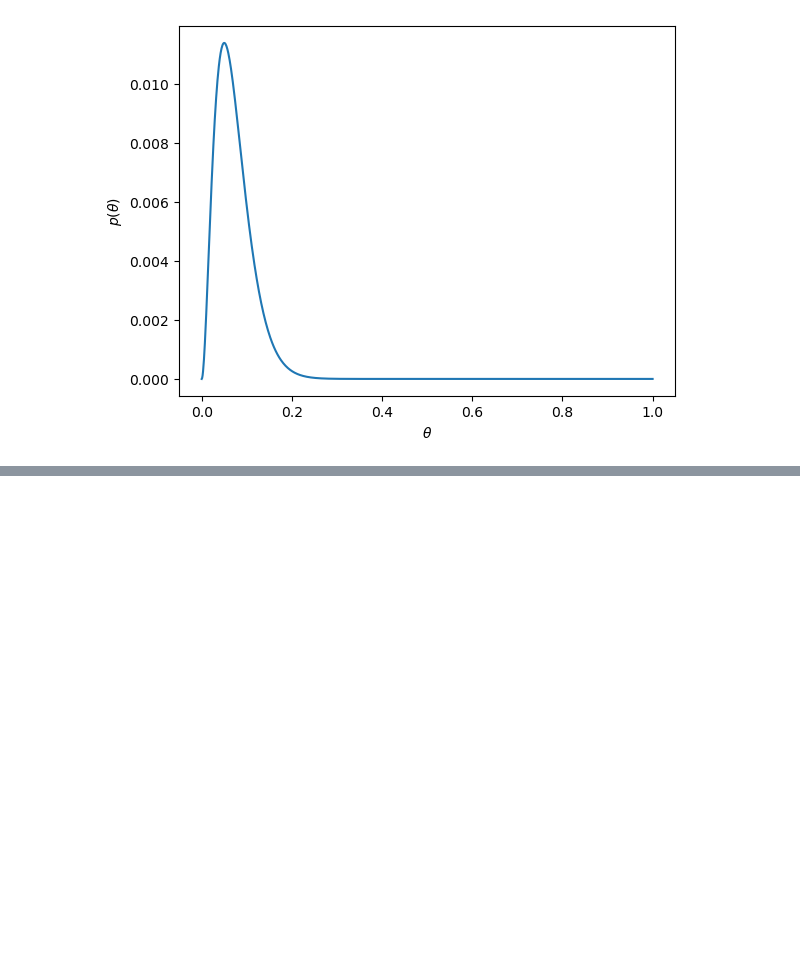
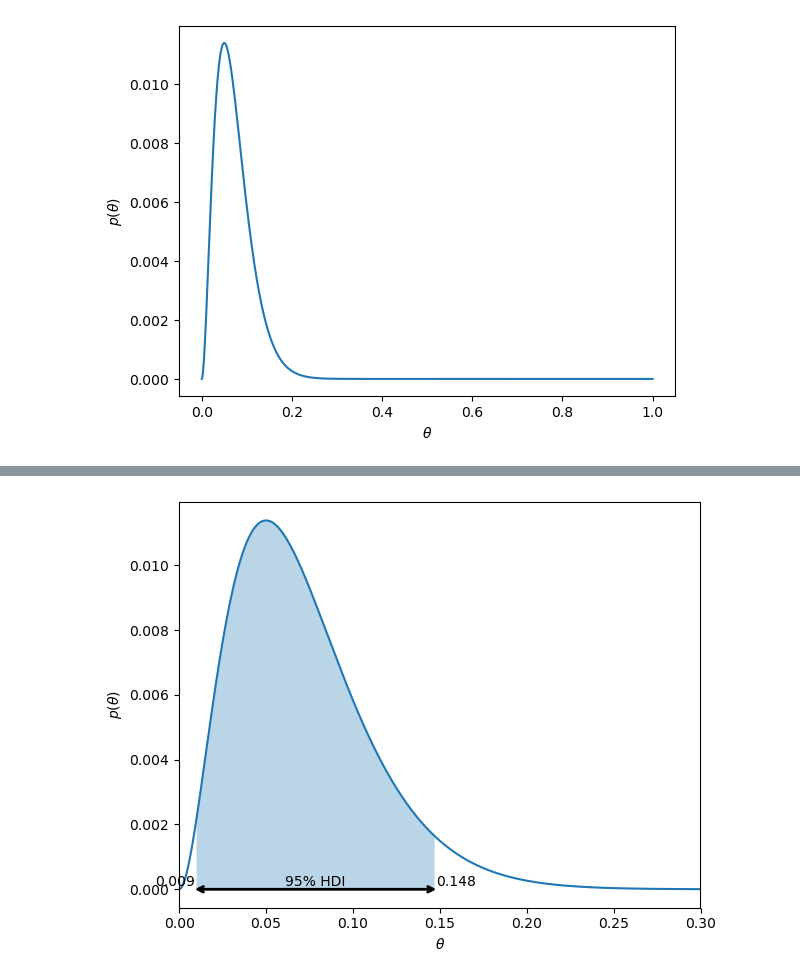
Before and after one commit to yagipy/misc, a Jupyter notebook: notebook/work/ウェブ最適化ではじめる機械学習/1.ipynb, the cells around one changed output, grey strips where cells are left out. Saved outputs shown, nothing was run; the diff lists cells and outputs as text; code cells hidden in the pictures; blank space fills up the shorter version.

```diff
--- a/notebook/work/ウェブ最適化ではじめる機械学習/1.ipynb
+++ b/notebook/work/ウェブ最適化ではじめる機械学習/1.ipynb
@@ -115,0 +184,38 @@ plt.show()
+# %%
+# HDIを使った仮設検定
+
+# 確率質量ランキング上位の値の列を返す
+# xs: 離散化された確率変数の配列
+# ps: xsに対応する確率質量の配列
+# alpha: HDIによってカバーしたい確率
+# 返り値: 確率変数の値の配列
+def hmv(xs, ps, alpha = 0.95):
+    # xsとpsをまとめて、確率質量の高順で並び替え
+    xps = sorted(zip(xs, ps), key = lambda xp: xp[1], reverse = True)
+    xps = np.array(xps)
+    xs = xps[:, 0]
+    ps = xps[:, 1]
+    return np.sort(xs[np.cumsum(ps) <= alpha])
+# %%
+alice_a_posterior = posterior_betaf(alice_a_clicks, alice_a_imps)
+hm_thetas = hmv(thetas, alice_a_posterior, alpha = 0.95)
+
+plt.plot(thetas, alice_a_posterior)
+plt.annotate(
+    "",
+    xy = (hm_thetas.min(), 0),
+    xytext = (hm_thetas.max(), 0),
+    arrowprops = dict(color = "black", shrinkA = 0, shrinkB = 0, arrowstyle = "<->", linewidth = 2)
+)
+plt.annotate("%.3f" % hm_thetas.min(), xy = (hm_thetas.min(), 0), ha = "right", va = "bottom")
+plt.annotate("%.3f" % hm_thetas.max(), xy = (hm_thetas.max(), 0), ha = "left", va = "bottom")
+plt.annotate("95% HDI", xy = (hm_thetas.mean(), 0), ha = "center", va = "bottom")
+hm_region = (hm_thetas.min() < thetas) & (thetas < hm_thetas.max())
+plt.fill_between(thetas[hm_region], alice_a_posterior[hm_region], 0, alpha = 0.3)
+plt.xlabel(r'$\theta$')
+plt.ylabel(r'$p(\theta)$')
+plt.xlim(0, 0.3)
+plt.tight_layout()
+plt.show()
+# %% [output]
+[figure, added]
```
Also changed, not shown: parts of 6 cells of this notebook.
